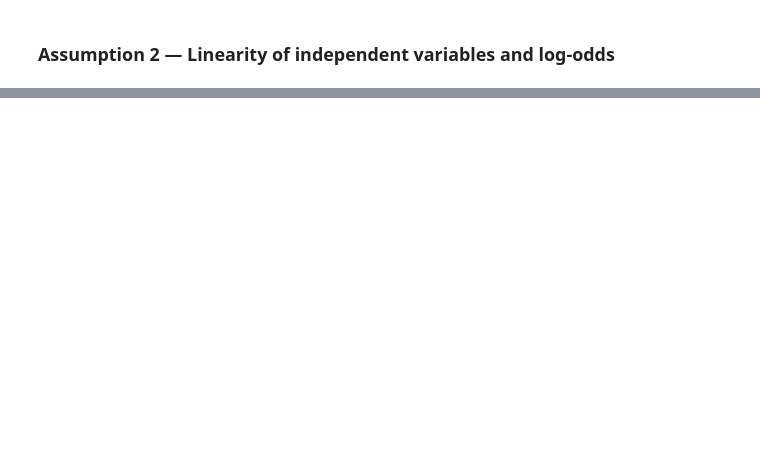
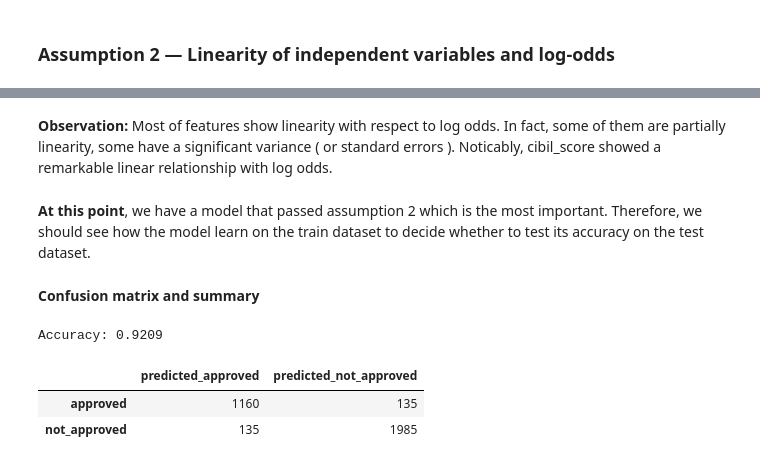
Before and after one commit to conga00/loan_approval, a Jupyter notebook: Notebooks/2.0 Question and Modelling.ipynb, the cells around one changed output, grey strips where cells are left out. Saved outputs shown, nothing was run; the diff lists cells and outputs as text; code cells hidden in the pictures; blank space fills up the shorter version.

```diff
--- a/Notebooks/2.0 Question and Modelling.ipynb
+++ b/Notebooks/2.0 Question and Modelling.ipynb
@@ -113,0 +157,22 @@ logit(p) = log(p/1-p)
+# %% [markdown]
+**Observation:** Most of features show linearity with respect to log odds. In fact, some of them are partially linearity, some have a significant variance ( or standard errors ). Noticably, cibil_score showed a remarkable linear relationship with log odds.
+# %% [markdown]
+**At this point**, we have a model that passed assumption 2 which is the most important. Therefore, we should see how the model learn on the train dataset to decide whether to test its accuracy on the test dataset.
+# %% [markdown]
+**Confusion matrix and summary**
+# %%
+preds = model1.predict(X_train)
+threshold = 0.5
+preds = preds.apply(lambda x : 0 if x < threshold else 1)
+
+confmat = np.array(confusion_matrix(y_train, preds))
+confusion = pd.DataFrame(confmat, index=['approved', 'not_approved'],
+columns=['predicted_approved', 'predicted_not_approved'])
+accuracy = (confusion.loc['approved', 'predicted_approved'] + confusion.loc['not_approved', 'predicted_not_approved']) / confmat.sum()
+print(f"Accuracy: {accuracy:.4f}")
+confusion
+# %% [output]
+Accuracy: 0.9209
+|  | predicted_approved | predicted_not_approved |
+| approved | 1160 | 135 |
+| not_approved | 135 | 1985 |
```
Also changed, not shown: parts of 40 cells of this notebook.
